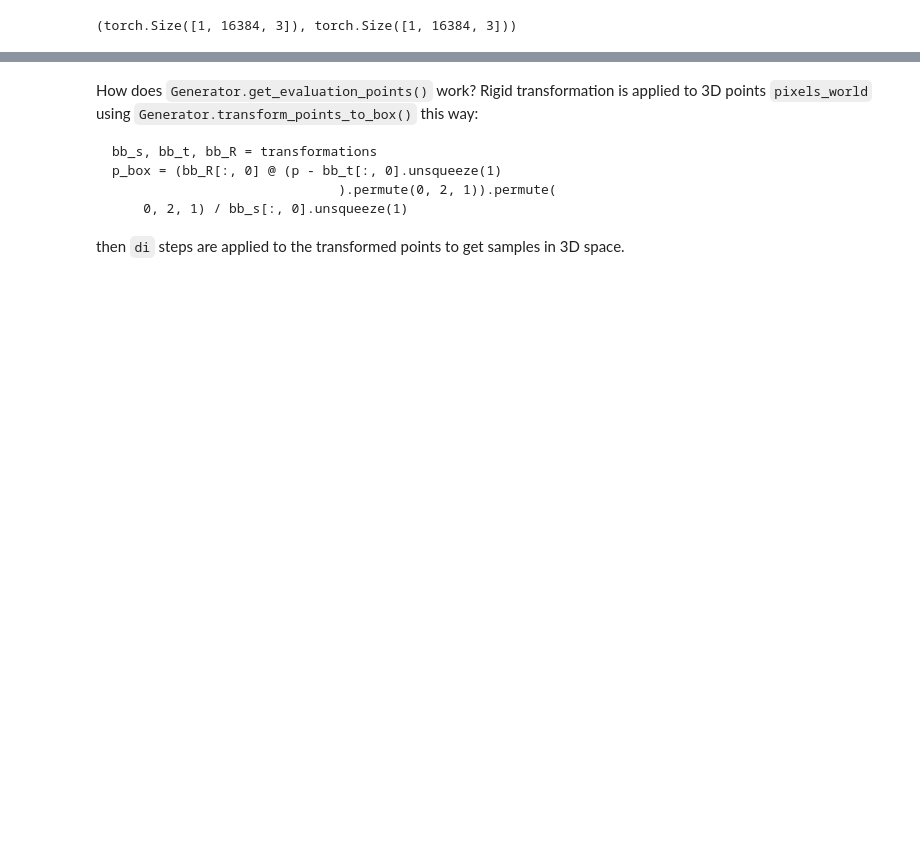
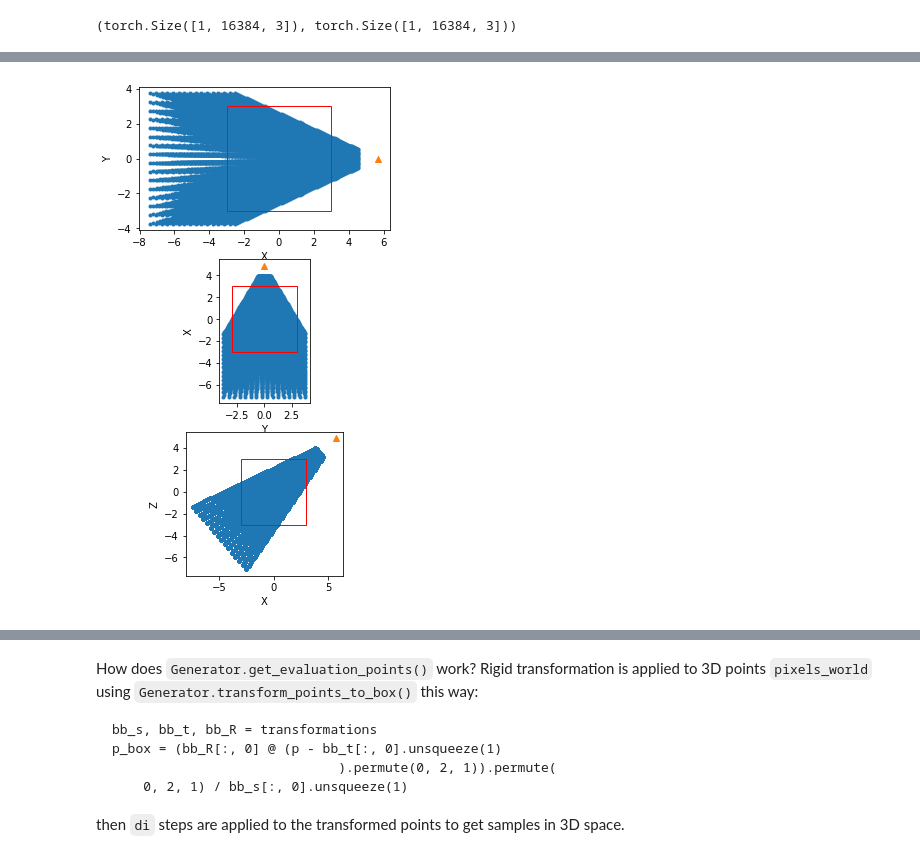
Before and after one commit to fireofearth/giraffe, a Jupyter notebook: inspect.carlacars.64.internals.ipynb, the cells around one changed output, grey strips where cells are left out. Drawn from its saved outputs; the diff is of its cells as text; code cells hidden in the pictures; blank space fills up the shorter version.

```diff
--- a/inspect.carlacars.64.internals.ipynb
+++ b/inspect.carlacars.64.internals.ipynb
@@ -228,8 +229,10 @@ checkptf_static_camera = AttrDict(
 
 checkptf = checkptf_carlacarsandpedv1_1
 # %%
+# checkptf_config_path = checkptf.config_path
+checkptf_config_path = "configs/64res/carlacarsv7_64_v4giraffe.yaml"
 cfg = im2scene.config.load_config(
-        checkptf.config_path,
+        checkptf_config_path,
         'configs/default.yaml')
 print(cfg["method"]) # => giraffe
 pp.pprint(cfg["model"])
@@ -509,3 +561,37 @@ p_i.shape, r_i.shape
+# %%
+%matplotlib inline
+fig = plt.figure(figsize=(6, 9))
+ax = fig.add_subplot(311)
+ax.scatter(*p_i.cpu()[0, :, :2].T, marker=".")
+ax.scatter(*camera_world_i.cpu()[0, 0, :2].T, marker="^")
+vertices = BB2D_about_origin(3, 3)(x=0., y=0., yaw=np.pi/2)
+patch = patches.Polygon(vertices, fill=False, color='r')
+ax.add_patch(patch)
+ax.set_xlabel('X')
+ax.set_ylabel('Y')
+ax.set_aspect("equal")
+
+ax = fig.add_subplot(312)
+ax.scatter(*p_i.cpu()[0, :, 1:].T, marker=".")
+ax.scatter(*camera_world_i.cpu()[0, 0, 1:].T, marker="^")
+vertices = BB2D_about_origin(3, 3)(x=0., y=0., yaw=np.pi/2)
+patch = patches.Polygon(vertices, fill=False, color='r')
+ax.add_patch(patch)
+ax.set_xlabel('Y')
+ax.set_ylabel('X')
+ax.set_aspect("equal")
+
+ax = fig.add_subplot(313)
+ax.scatter(*p_i.cpu()[0, :, (0, 2)].T, marker=".")
+ax.scatter(*camera_world_i.cpu()[0, 0, (0, 2)].T, marker="^")
+vertices = BB2D_about_origin(3, 3)(x=0., y=0., yaw=np.pi/2)
+patch = patches.Polygon(vertices, fill=False, color='r')
+ax.add_patch(patch)
+ax.set_xlabel('X')
+ax.set_ylabel('Z')
+ax.set_aspect("equal")
+# %% [output]
+[figure, added]
 # %%
 %matplotlib notebook
 # what does the "mask out values outside" lines do?
```
Also changed, not shown: parts of 12 cells of this notebook, 32 other files.
